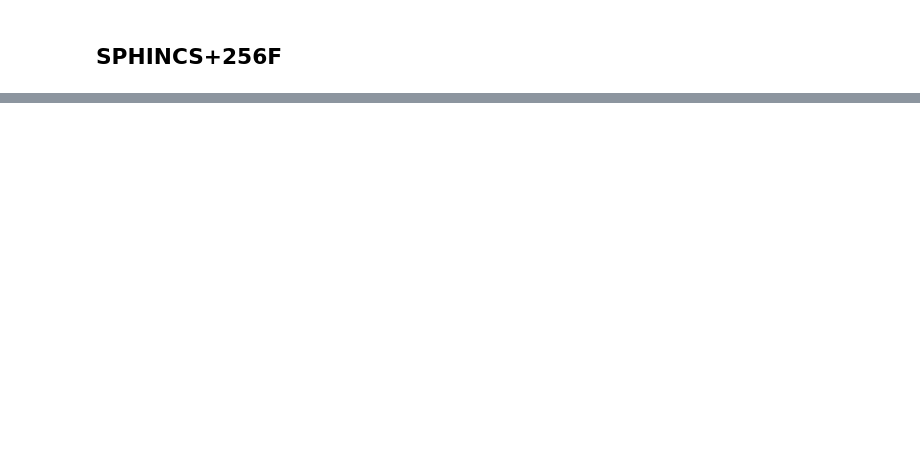
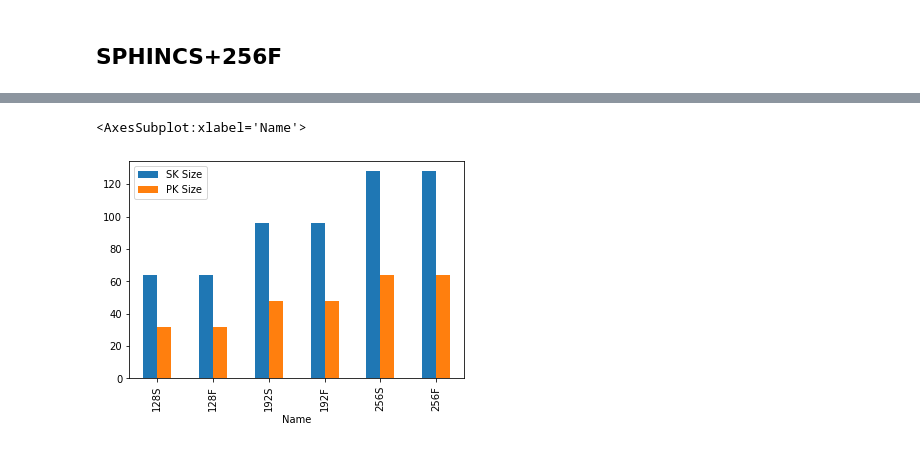
Before and after one commit to AkashSCIENTIST/sphincs-compressed, a Jupyter notebook: Comparisons - SPHINCS+.ipynb, the cells around one changed output, grey strips where cells are left out. Saved outputs shown, nothing was run; the diff lists cells and outputs as text; code cells hidden in the pictures; blank space fills up the shorter version.

```diff
--- a/Comparisons - SPHINCS+.ipynb
+++ b/Comparisons - SPHINCS+.ipynb
@@ -131,6 +144,9 @@ Is signature correct ?  False
 # %%
 param = parameters["192F"]
 SphincsUtil(**param)
+d = SphincsUtil(**param)
+d["Name"] = "192F"
+val_arr.append(d)
 # %% [output]
 Secret Key Size:  96
 Public Key Size:  48
@@ -143,6 +165,9 @@ Is signature correct ?  True
 # %%
 param = parameters["256S"]
 SphincsUtil(**param)
+d = SphincsUtil(**param)
+d["Name"] = "256S"
+val_arr.append(d)
 # %% [output]
 Secret Key Size:  128
 Public Key Size:  64
@@ -155,6 +186,9 @@ Is signature correct ?  True
 # %%
 param = parameters["256F"]
 SphincsUtil(**param)
+d = SphincsUtil(**param)
+d["Name"] = "256F"
+val_arr.append(d)
 # %% [output]
 Secret Key Size:  128
 Public Key Size:  64
@@ -164,0 +205,2 @@ Is signature correct ?  True
+# %%
+df = pd.DataFrame(val_arr)
@@ -164,0 +216,5 @@ Is signature correct ?  True
+# %%
+df.plot(x="Name", y=["SK Size","PK Size"], kind="bar")
+# %% [output]
+<AxesSubplot:xlabel='Name'>
+[figure, added]
```
Also changed, not shown: parts of 14 cells of this notebook, 10 other files.
